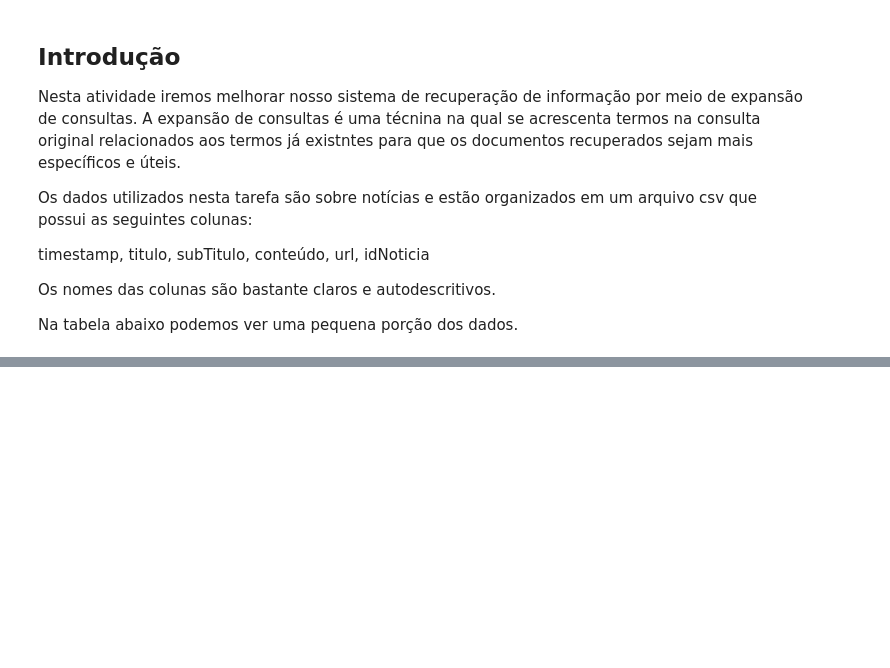
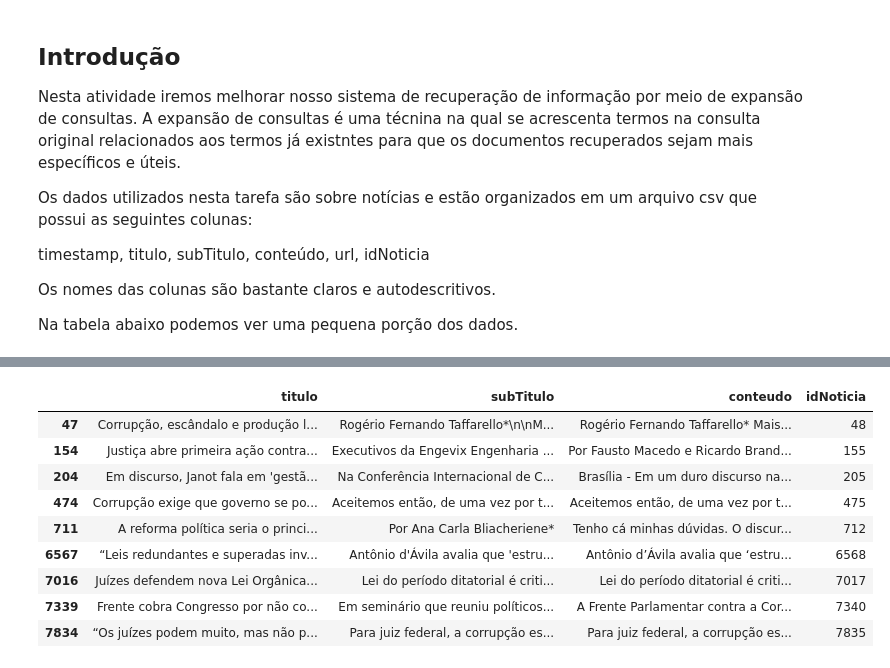
Before and after one commit to fonluiz/SRI, a Jupyter notebook: mini-project-2/Expansão de Consultas.ipynb, the cells around one changed output, grey strips where cells are left out. Saved outputs shown, nothing was run; the diff lists cells and outputs as text; code cells hidden in the pictures; blank space fills up the shorter version.

Commit message:
Adiciona expansão de consultas feito com gensim

```diff
--- a/mini-project-2/Expansão de Consultas.ipynb
+++ b/mini-project-2/Expansão de Consultas.ipynb
@@ -29,3 +33,25 @@ news_df.head()
+# %%
+content = news_df.titulo + " " + news_df.subTitulo + " " + news_df.conteudo
+
+# Remove palavras muito comuns, remove pontuação e tokeniza o corpus
+from nltk.tokenize import RegexpTokenizer
+
+tokenizer = RegexpTokenizer(r'\w+')
+
+stoplist = set('a o e de do da com em na no nas nos as os dos das para por'.split())
+texts = [[word for word in tokenizer.tokenize(news.lower()) if word not in stoplist]
+         for news in content]
+
+# Remove palavras que aprecem uma única vez
+from collections import defaultdict
+
+frequency = defaultdict(int)
+
+for text in texts:
+    for token in text:
+        frequency[token] += 1
+texts = [[token for token in text if frequency[token] > 1]
+         for text in texts]
 # %% [markdown]
 ## Passo 1: Escrever uma função que retorne uma matrix de termos-termos contendo as frequências de co-ocorrência de duas palavras consecutivas.
 
@@ -62,0 +73,7 @@ dtype: object
+# %%
+from gensim.models import Word2Vec
+
+# Cria um modelo de vocabulário do corpus
+model = Word2Vec(texts, size=100, window=5, min_count=1, workers=4)
+
+print(model)
@@ -62,0 +86,4 @@ dtype: object
+# %%
+# Retorna uma lista com as três palavras mais similares à palavra passada como argumento
+def top_n_query(term, model):
+    return [i[0] for i in model.wv.most_similar(positive=[term], topn=3)]
@@ -62,0 +271,19 @@ dtype: object
+# %%
+normal = normal_search("corrupção")
+expanded = expanded_search("corrupção")
+
+normal_df = news_df[news_df['idNoticia'].isin(normal)][['titulo', 'subTitulo', 'conteudo', 'idNoticia']]
+expanded_df = news_df[news_df['idNoticia'].isin(expanded)][['titulo', 'subTitulo', 'conteudo', 'idNoticia']]
+
+normal_df
+# %% [output]
+|  | titulo | subTitulo | conteudo | idNoticia |
+| 47 | Corrupção, escândalo e produção l... | Rogério Fernando Taffarello*\n\nM... | Rogério Fernando Taffarello* Mais... | 48 |
+| 154 | Justiça abre primeira ação contra... | Executivos da Engevix Engenharia ... | Por Fausto Macedo e Ricardo Brand... | 155 |
+| 204 | Em discurso, Janot fala em 'gestã... | Na Conferência Internacional de C... | Brasília - Em um duro discurso na... | 205 |
+| 474 | Corrupção exige que governo se po... | Aceitemos então, de uma vez por t... | Aceitemos então, de uma vez por t... | 475 |
+| 711 | A reforma política seria o princi... | Por Ana Carla Bliacheriene* | Tenho cá minhas dúvidas. O discur... | 712 |
+| 6567 | “Leis redundantes e superadas inv... | Antônio d'Ávila avalia que 'estru... | Antônio d’Ávila avalia que ‘estru... | 6568 |
+| 7016 | Juízes defendem nova Lei Orgânica... | Lei do período ditatorial é criti... | Lei do período ditatorial é criti... | 7017 |
+| 7339 | Frente cobra Congresso por não co... | Em seminário que reuniu políticos... | A Frente Parlamentar contra a Cor... | 7340 |
+| 7834 | “Os juízes podem muito, mas não p... | Para juiz federal, a corrupção es... | Para juiz federal, a corrupção es... | 7835 |
```
Also changed, not shown: parts of 20 cells of this notebook.
